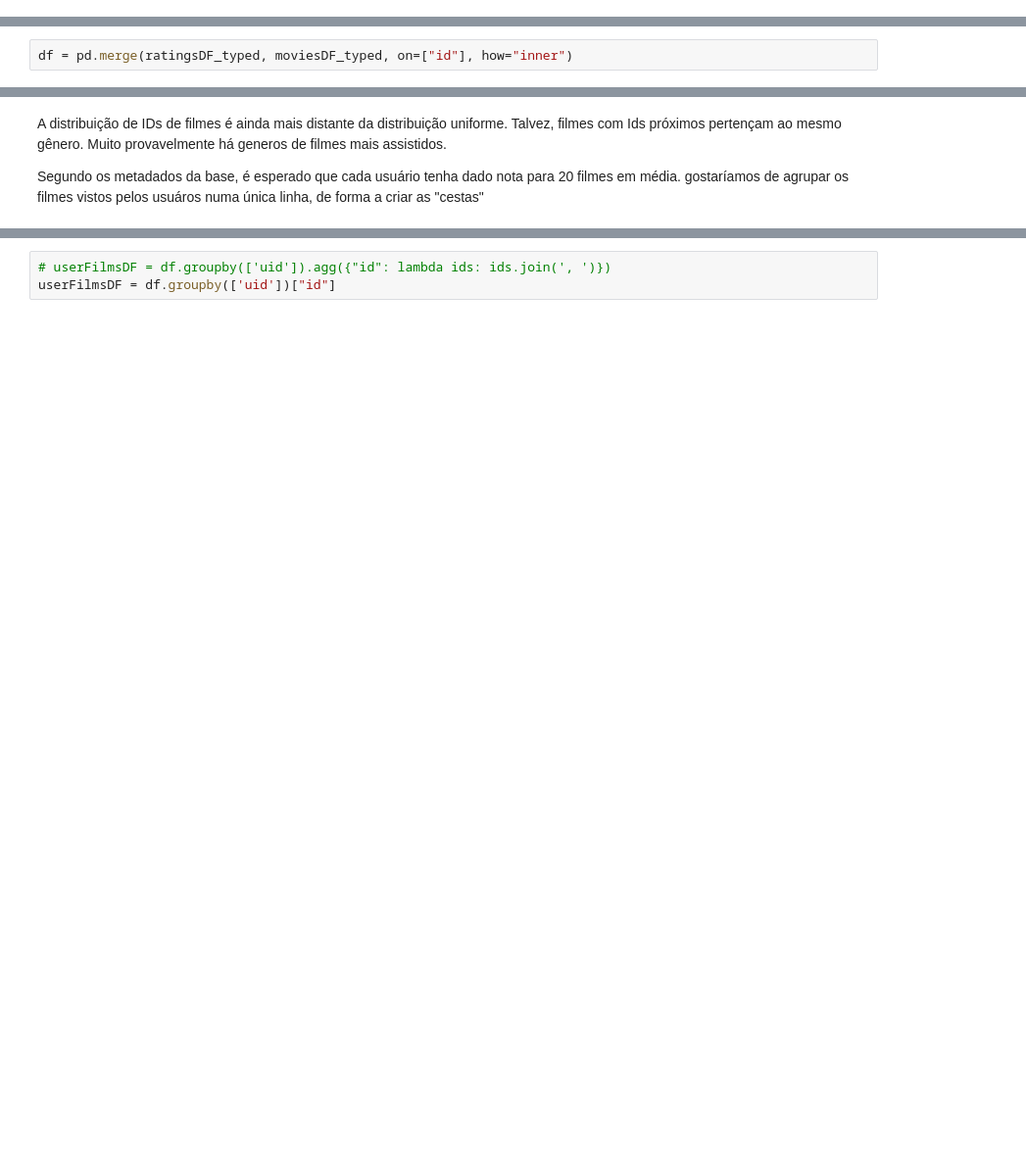
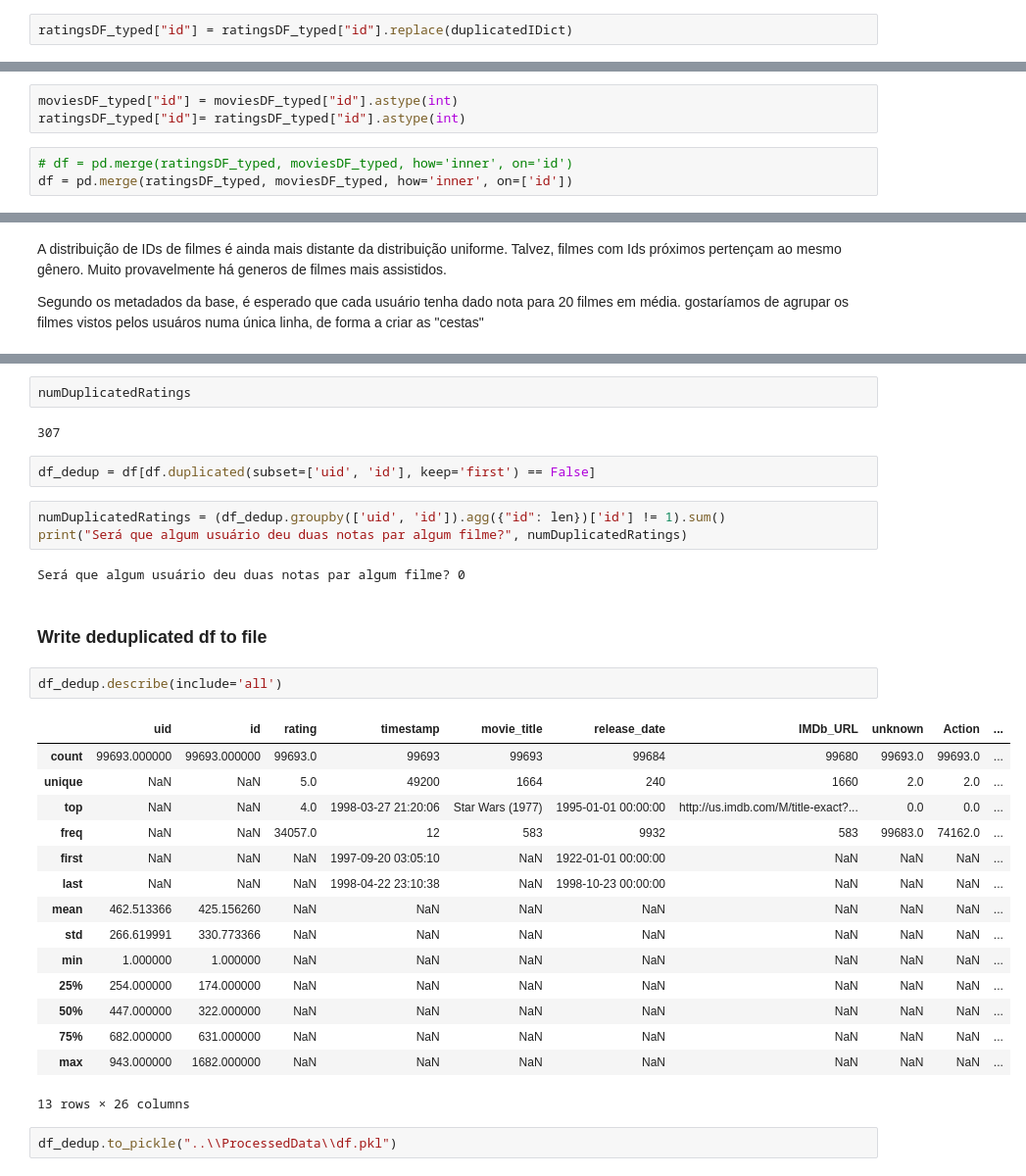
Before and after one commit to aiboxlab-ufrpe-edu-br/MovieLens-1, a Jupyter notebook: DataUnderstanding/visualizacao_e_analise_100k.ipynb, the cells around one changed output, grey strips where cells are left out. Shown: that part at 98% size. Drawn from its saved outputs; the diff is of its cells as text; blank space fills up the shorter version.

```diff
--- a/DataUnderstanding/visualizacao_e_analise_100k.ipynb
+++ b/DataUnderstanding/visualizacao_e_analise_100k.ipynb
@@ -228,0 +323,2 @@ moviesDF_typed.rename(index=str, columns={"movie_id": "id"}, inplace=True)
+# %%
+ratingsDF_typed["id"] = ratingsDF_typed["id"].replace(duplicatedIDict)
@@ -229,2 +335,6 @@ moviesDF_typed.rename(index=str, columns={"movie_id": "id"}, inplace=True)
+# %%
+moviesDF_typed["id"] = moviesDF_typed["id"].astype(int)
+ratingsDF_typed["id"]= ratingsDF_typed["id"].astype(int)
 # %%
-df = pd.merge(ratingsDF_typed, moviesDF_typed, on=["id"], how="inner")
+# df = pd.merge(ratingsDF_typed, moviesDF_typed, how='inner', on='id')
+df = pd.merge(ratingsDF_typed, moviesDF_typed, how='inner', on=['id'])
@@ -244,3 +365,33 @@ Tamanho do dataset após o join em #linhas : 100000
-# %%
-# userFilmsDF = df.groupby(['uid']).agg({"id": lambda ids: ids.join(', ')})
-userFilmsDF = df.groupby(['uid'])["id"]
+# %%
+numDuplicatedRatings
+# %% [output]
+307
+# %%
+df_dedup = df[df.duplicated(subset=['uid', 'id'], keep='first') == False]
+# %%
+numDuplicatedRatings = (df_dedup.groupby(['uid', 'id']).agg({"id": len})['id'] != 1).sum()
+print("Será que algum usuário deu duas notas par algum filme?", numDuplicatedRatings)
+# %% [output]
+Será que algum usuário deu duas notas par algum filme? 0
+# %% [markdown]
+### Write deduplicated df to file
+# %%
+df_dedup.describe(include='all')
+# %% [output]
+|  | uid | id | rating | timestamp | movie_title | release_date | IMDb_URL | unknown | Action | ... |
+| count | 99693.000000 | 99693.000000 | 99693.0 | 99693 | 99693 | 99684 | 99680 | 99693.0 | 99693.0 | ... |
+| unique | NaN | NaN | 5.0 | 49200 | 1664 | 240 | 1660 | 2.0 | 2.0 | ... |
+| top | NaN | NaN | 4.0 | 1998-03-27 21:20:06 | Star Wars (1977) | 1995-01-01 00:00:00 | http://us.imdb.com/M/title-exact?... | 0.0 | 0.0 | ... |
+| freq | NaN | NaN | 34057.0 | 12 | 583 | 9932 | 583 | 99683.0 | 74162.0 | ... |
+| first | NaN | NaN | NaN | 1997-09-20 03:05:10 | NaN | 1922-01-01 00:00:00 | NaN | NaN | NaN | ... |
+| last | NaN | NaN | NaN | 1998-04-22 23:10:38 | NaN | 1998-10-23 00:00:00 | NaN | NaN | NaN | ... |
+| mean | 462.513366 | 425.156260 | NaN | NaN | NaN | NaN | NaN | NaN | NaN | ... |
+| std | 266.619991 | 330.773366 | NaN | NaN | NaN | NaN | NaN | NaN | NaN | ... |
+| min | 1.000000 | 1.000000 | NaN | NaN | NaN | NaN | NaN | NaN | NaN | ... |
+| 25% | 254.000000 | 174.000000 | NaN | NaN | NaN | NaN | NaN | NaN | NaN | ... |
+| 50% | 447.000000 | 322.000000 | NaN | NaN | NaN | NaN | NaN | NaN | NaN | ... |
+| 75% | 682.000000 | 631.000000 | NaN | NaN | NaN | NaN | NaN | NaN | NaN | ... |
+| max | 943.000000 | 1682.000000 | NaN | NaN | NaN | NaN | NaN | NaN | NaN | ... |
+13 rows × 26 columns
+# %%
+df_dedup.to_pickle("..\\ProcessedData\\df.pkl")
```
Also changed, not shown: parts of 30 cells of this notebook.
